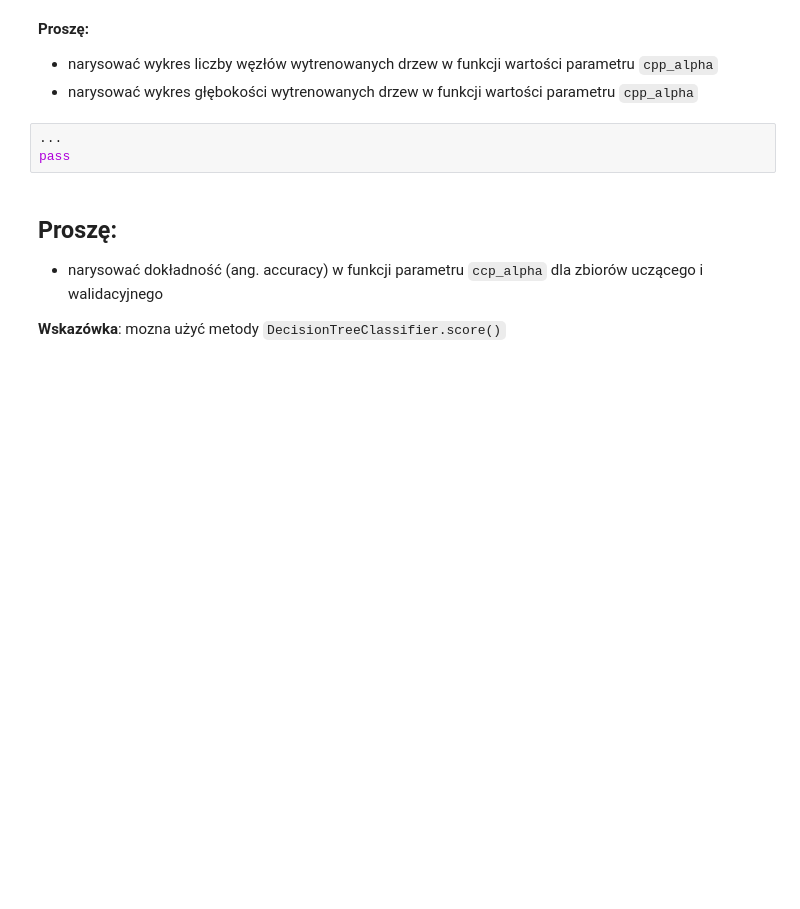
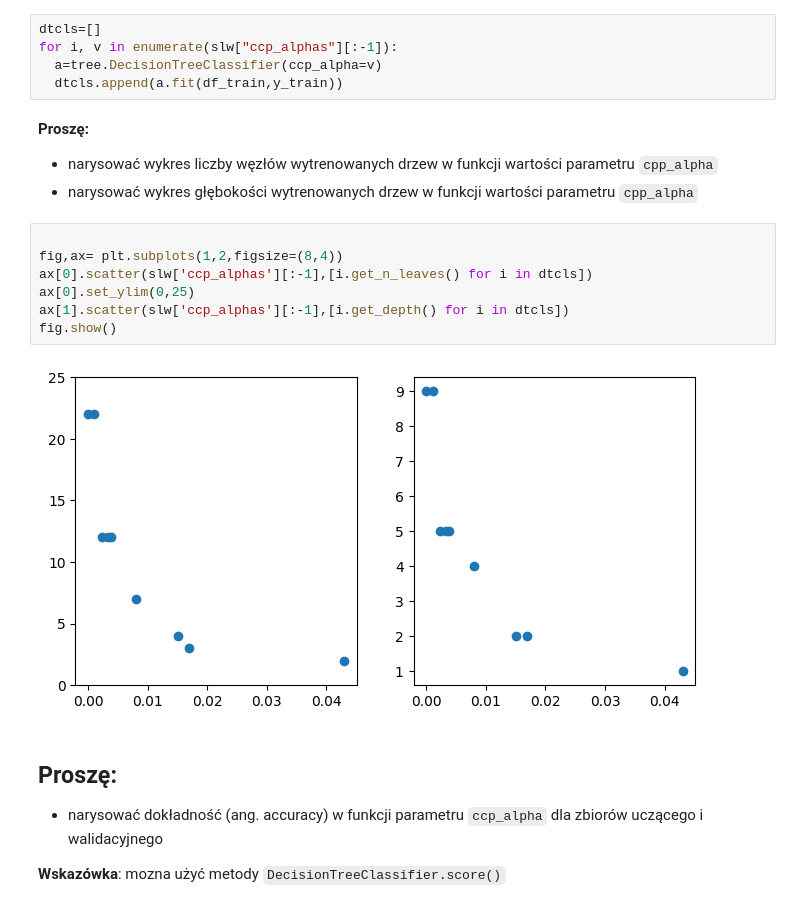
Before and after one commit to m-warda/ML2627, a Jupyter notebook: 08_Drzewa_decyzyjne_bez_gradboost.ipynb, the cells around one changed output. Drawn from its saved outputs; the diff is of its cells as text; blank space fills up the shorter version.

```diff
--- a/08_Drzewa_decyzyjne_bez_gradboost.ipynb
+++ b/08_Drzewa_decyzyjne_bez_gradboost.ipynb
@@ -284,11 +273,22 @@ pass
+# %%
+dtcls=[]
+for i, v in enumerate(slw["ccp_alphas"][:-1]):
+  a=tree.DecisionTreeClassifier(ccp_alpha=v)
+  dtcls.append(a.fit(df_train,y_train))
 # %% [markdown]
 **Proszę:**
 
 * narysować wykres liczby węzłów wytrenowanych drzew w funkcji wartości parametru `cpp_alpha`
 * narysować wykres głębokości wytrenowanych drzew w funkcji wartości parametru `cpp_alpha`
-# %%
-...
-pass
+# %%
+
+fig,ax= plt.subplots(1,2,figsize=(8,4))
+ax[0].scatter(slw['ccp_alphas'][:-1],[i.get_n_leaves() for i in dtcls])
+ax[0].set_ylim(0,25)
+ax[1].scatter(slw['ccp_alphas'][:-1],[i.get_depth() for i in dtcls])
+fig.show()
+# %% [output]
+[figure, added]
 # %% [markdown]
 ## Proszę:
 
```
Also changed, not shown: parts of 6 cells of this notebook.
